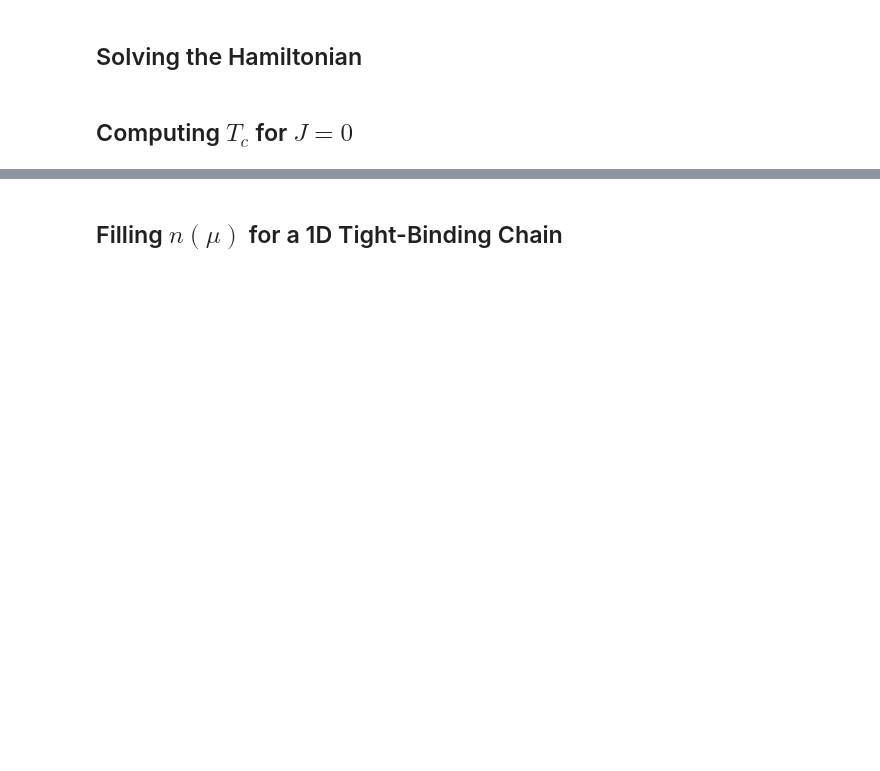
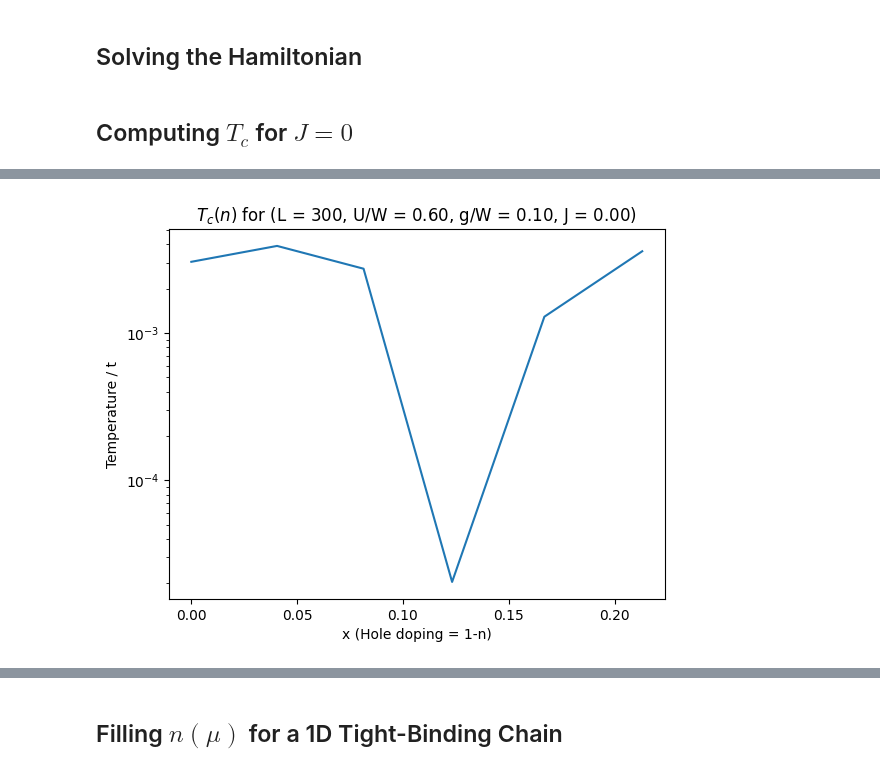
Before and after one commit to guilhermebaos/QUARMEN-Lessons, a Jupyter notebook: Master-Thesis/06-SC+AFM-1D.ipynb, the cells around one changed output, grey strips where cells are left out. Drawn from its saved outputs; the diff is of its cells as text; code cells hidden in the pictures; blank space fills up the shorter version.

```diff
--- a/Master-Thesis/06-SC+AFM-1D.ipynb
+++ b/Master-Thesis/06-SC+AFM-1D.ipynb
@@ -482,6 +482,7 @@ def solve(L: int, d: int, mu: float, U: float, g: float, J: float, T: float, del
 
 
     # SOLVE FOR CONVERGED DELTA
+    E0 = np.zeros(Nk) + 1e6
     eigen = dict()
     for key in fspace:
 
@@ -522,56 +523,59 @@ Delta, n = solve(L, d, mu, U, g, J, T)
 # %% [markdown]
 ## Computing $T_c$ for $J = 0$
 # %%
-# # CONSTANTS
-# d = 1
-# W = 4
+# CONSTANTS
+d = 1
+W = 4
 
-# # PARAMETERS
-# g = 0.1 * W
-# U = 0.6 * W
-# J = 0
+# PARAMETERS
+# L = 300
+g = 0.1 * W
+U = 0.6 * W
+J = 0
 
-# # Range of mu to compute
-# mu_min = U/2 - 0.5
-# mu_max = U/2 - 0.2
-# mu_steps = 6
+# Range of mu to compute
+mu_min = U/2 - 0.5
+mu_max = U/2 + 0.0
+mu_steps = 6
 
-# mm = np.linspace(mu_min, mu_max, mu_steps)[:5]
+mm = np.linspace(mu_min, mu_max, mu_steps)
 
-# # Range of T to study
-# tt_min = 1e-5 * W
-# tt_max = 1e-1 * W
+# Range of T to study
+tt_min = 1e-6 * W
+tt_max = 5e-3 * W
 
-# # Threshold to consider delta = 0 (we set the error on delta to be 0.1 times this and the starting value to 10 times this)
-# delta_zero = 1e-2
+# Threshold for delta (error is 0.01 times this)
+delta_zero = 0.1
 
 
-# # CALCULATION
+# CALCULATION
+for L in [300, 500, 700]:
 
-# # Find Tc(mu)
-# tt = []
-# for mu in mm:
-#     Tc = bissect(lambda T: solve(L, d, mu, U, g, J, T, delta_start=10*delta_zero, delta_eps=1e-3*delta_zero)[0] - delta_zero, tt_min, tt_max, eps=1e-1, mult=True)
-#     tt += [Tc]
+    # Find Tc(mu)
+    tt = []
+    for index, mu in enumerate(mm):
+        Tc = bissect(lambda T: solve(L, d, mu, U, g, J, T, delta_start=10*delta_zero, delta_eps=1e-3*delta_zero)[0] - delta_zero, tt_min, tt_max, eps=0.05, mult=True)
+        tt += [Tc]
 
-#     print(f"Found Tc = {Tc}")
+        print(f"\rProgress: {index + 1}/{len(mm)}", end="")
 
 
-# # Find Tc(n)
-# nn = []
-# for index in range(len(mm)):
-#     mu, T = mm[index], tt[index]
-#     delta, n = solve(L, d, mu, U, g, J, T, delta_start=10*delta_zero, delta_eps=0.1*delta_zero)
+    # Find Tc(n)
+    nn = []
+    for index in range(len(mm)):
+        mu, T = mm[index], tt[index]
+        delta, n = solve(L, d, mu, U, g, J, T, delta_start=10*delta_zero, delta_eps=0.1*delta_zero)
 
-#     nn += [n]
+        nn += [n]
 
-# # Pass to array
-# tt = np.array(tt)
-# nn = np.array(nn)
+    # Pass to array
+    tt = np.array(tt)
+    nn = np.array(nn)
 
-# plt.title(f"$T_c(n)$ for (L = {L}, U/W = {U/W:.2f}, g/W = {g/W:.2f}, J = {J/W:.2f})")
-# plt.plot(1 - nn, tt)
-# plt.xlabel("x (Hole doping = 1-n)")
-# plt.ylabel("Temperature / t")
-# plt.yscale("log")
-# plt.show()
+    plt.title(f"$T_c(n)$ for (L = {L}, U/W = {U/W:.2f}, g/W = {g/W:.2f}, J = {J/W:.2f})")
+    plt.plot(1 - nn, tt)
+    plt.xlabel("x (Hole doping = 1-n)")
+    plt.ylabel("Temperature / t")
+    plt.yscale("log")
+    plt.show()
+# %% [output]
@@ -577,0 +583 @@ Delta, n = solve(L, d, mu, U, g, J, T)
+[figure, added]
```
Also changed, not shown: parts of 2 cells of this notebook, 1 other file.
